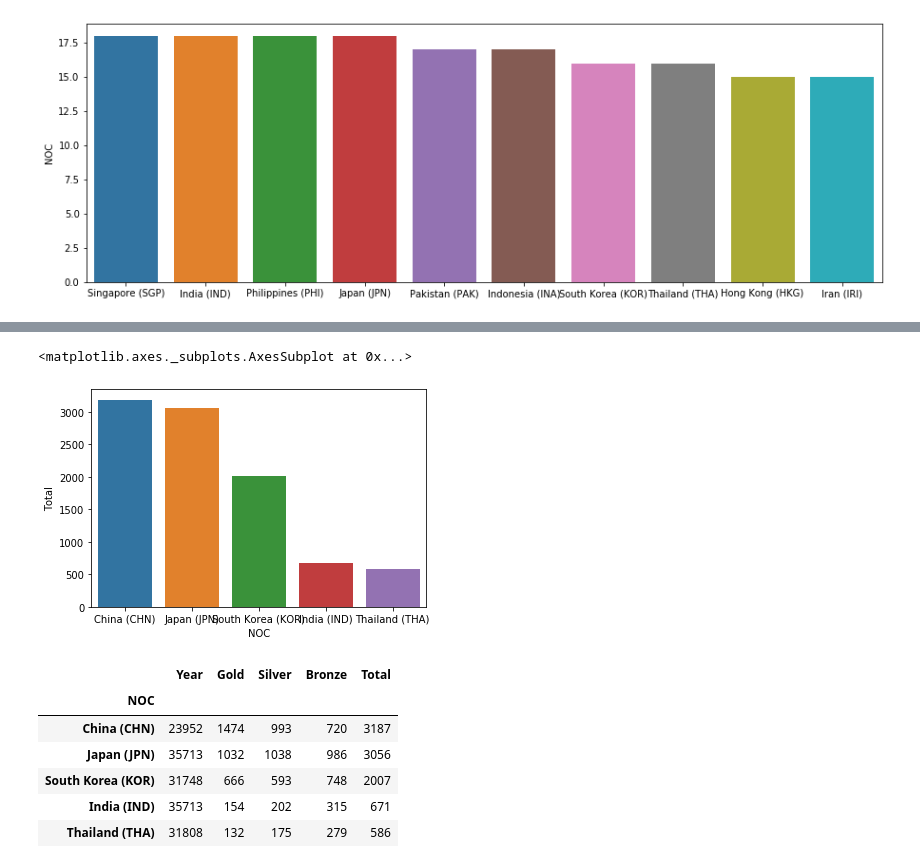
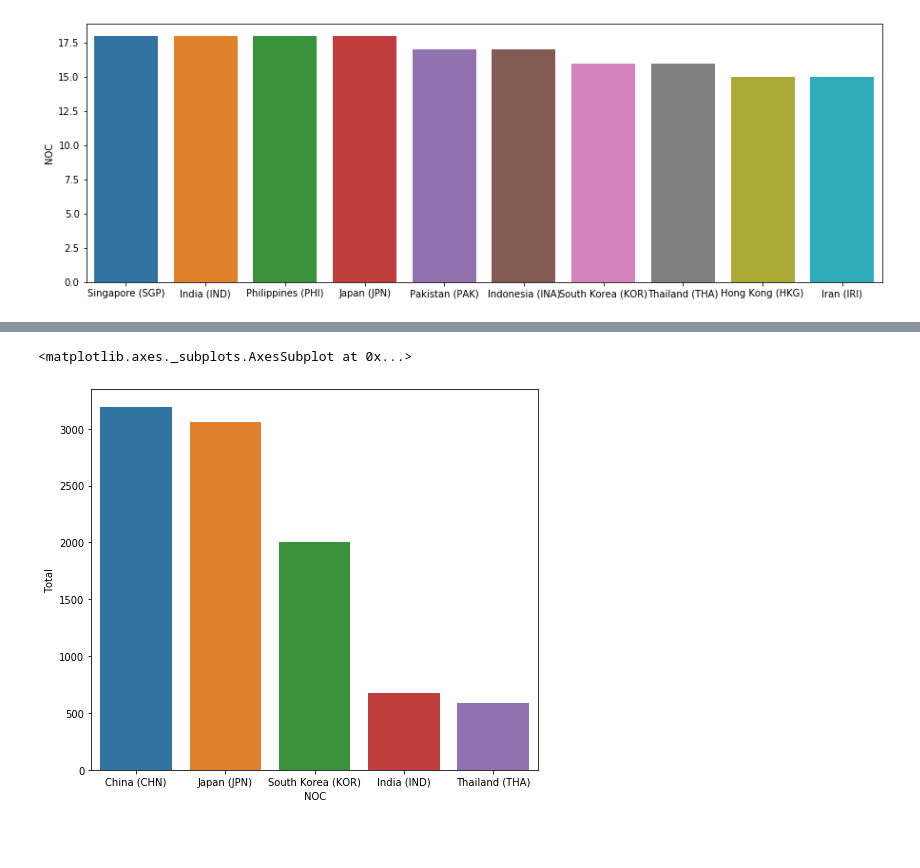
Before and after one commit to Intraraksa/ML-projects, a Jupyter notebook: Asian_game.ipynb, the cells around one changed output, grey strips where cells are left out. Drawn from its saved outputs; the diff is of its cells as text; code cells hidden in the pictures; blank space fills up the shorter version.

Commit message:
China medal visual

```diff
--- a/Asian_game.ipynb
+++ b/Asian_game.ipynb
@@ -93,18 +93,10 @@ Uzbekistan (UZB)            14042    84     120     140    344
 Vietnam (VIE)               16024    15      70      84    169
 Yemen (YEM)                  4008     0       0       2      2
 # %%
+# Observed by total medals gained
 sortby_total = sum_medal.sort_values(by = ['Total'],ascending= False)
+plt.figure(figsize = (8,7))
 sns.barplot(x = sortby_total.head(5).index , y = sortby_total['Total'].head(5))
 # %% [output]
 <matplotlib.axes._subplots.AxesSubplot at 0x...>
-[figure, old version]
+[figure, new version]
-# %%
-sortby_total.head(5)
-# %% [output]
-|  | Year | Gold | Silver | Bronze | Total |
-| NOC |  |  |  |  |  |
-| China (CHN) | 23952 | 1474 | 993 | 720 | 3187 |
-| Japan (JPN) | 35713 | 1032 | 1038 | 986 | 3056 |
-| South Korea (KOR) | 31748 | 666 | 593 | 748 | 2007 |
-| India (IND) | 35713 | 154 | 202 | 315 | 671 |
-| Thailand (THA) | 31808 | 132 | 175 | 279 | 586 |
```
Also changed, not shown: parts of 4 cells of this notebook.
